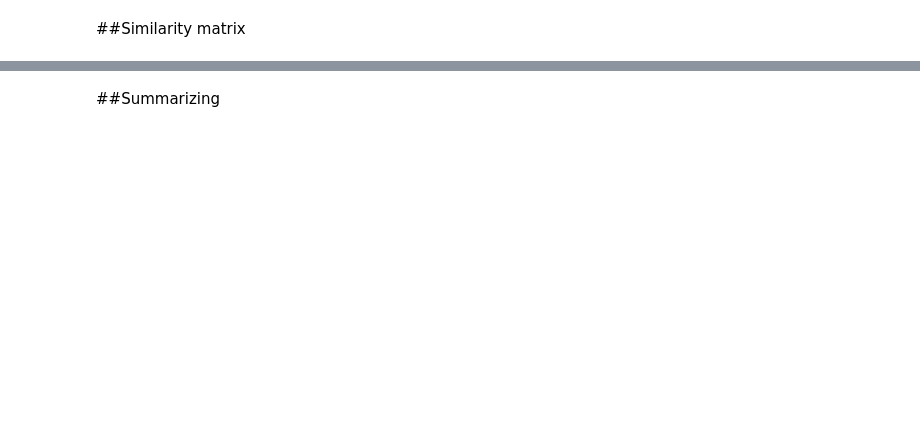
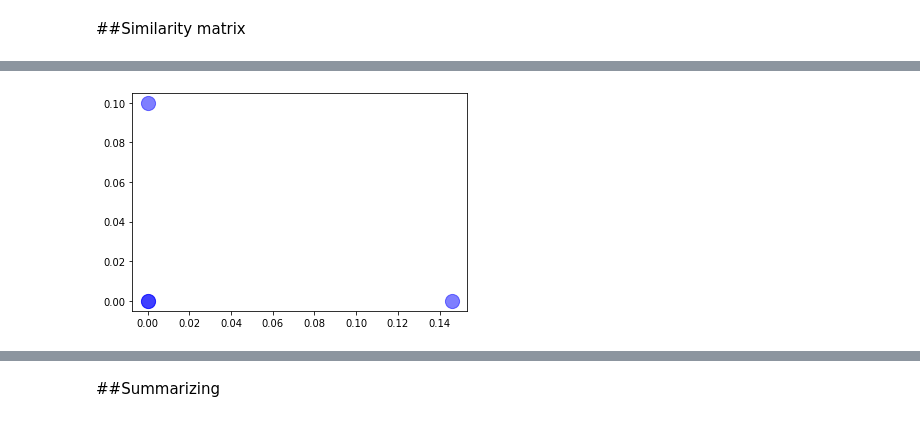
Before and after one commit to Locke0/Text-Summarizer, a Jupyter notebook: Text_Summarizer.ipynb, the cells around one changed output, grey strips where cells are left out. Saved outputs shown, nothing was run; the diff lists cells and outputs as text; code cells hidden in the pictures; blank space fills up the shorter version.

```diff
--- a/Text_Summarizer.ipynb
+++ b/Text_Summarizer.ipynb
@@ -279,5 +217,6 @@ remove_stopwords(clean_text)
 # %% [markdown]
 ##Lower Case
 # %%
-clean_text.lower()
+clean_text = clean_text.lower()
+clean_text
 # %% [output]
@@ -287,23 +227,0 @@ clean_text.lower()
-# %%
-import string
-
-def read_article(text):
-  # text = re.sub(r'[^a-zA-z0-9.,!?/:;\"\'\s]' , ' ', text)
-  # article = clean_text.split("\. |\.[a-zA-Z]")
-  article = text.split('. ')
-  sentences = []
-  # result = []
-
-  for sentence in article:
-    #deleting any character that IS NOT a-z OR A-Z
-    # sentences.append(sentence.replace("--|[^0-9a-zA-Z]+", " ").split(" "))
-    if sentence.startswith('http') == False and sentence.startswith('www') == False:
-      sentence = ''.join([c for c in sentence if c not in string.punctuation])
-    sentences.append(sentence.split())
-
-
-
-  return sentences
-
-clean_text = read_article(clean_text)
-clean_text
@@ -380,0 +373,3 @@ def generate_summary(text, top_n=5):
+# %%
+df = pd.DataFrame(clean_text.split('. '), columns=['Sentences'])
+df
@@ -380,0 +391,11 @@ def generate_summary(text, top_n=5):
+# %%
+# https://datascience.stackexchange.com/questions/24560/k-means-clustering-on-the-data-frame-having-only-one-column
+
+from sklearn.cluster import KMeans
+from sklearn.feature_extraction.text import TfidfVectorizer
+
+X = TfidfVectorizer().fit_transform(df['Sentences'])
+
+km = KMeans(n_clusters=4).fit(X)
+df['labels'] = km.labels_.tolist()
+df
@@ -380,0 +417,5 @@ def generate_summary(text, top_n=5):
+# %%
+centers = km.cluster_centers_
+plt.scatter(centers[:, 0], centers[:, 1], c='blue', s=200, alpha=0.5);
+# %% [output]
+[figure, added]
```
Also changed, not shown: parts of 31 cells of this notebook.
